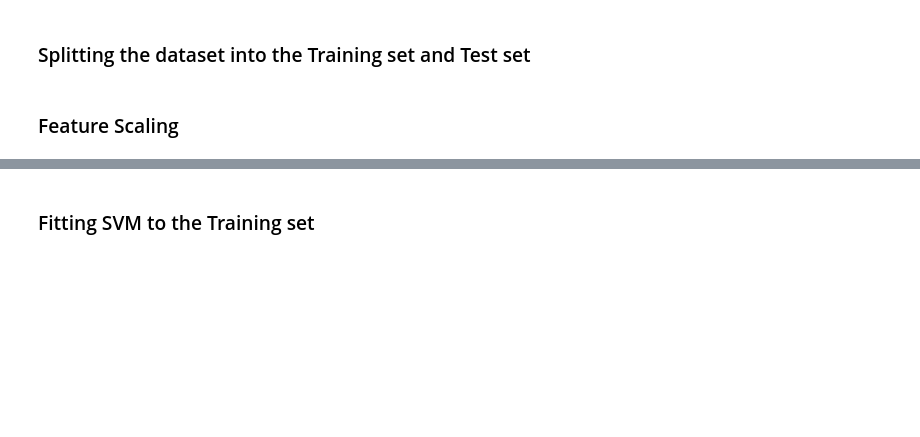
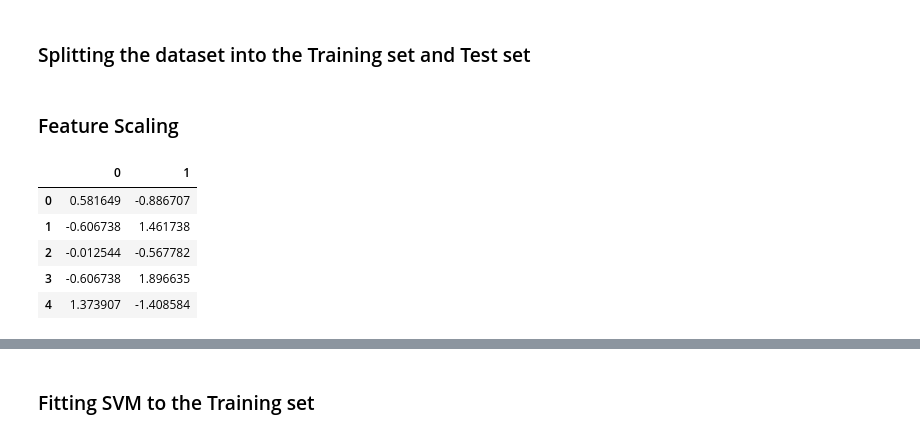
Before and after one commit to snowflakedong/107-1_Python_Project, a Jupyter notebook: Week_7/Class_Customers.ipynb, the cells around one changed output, grey strips where cells are left out. Saved outputs shown, nothing was run; the diff lists cells and outputs as text; code cells hidden in the pictures; blank space fills up the shorter version.

```diff
--- a/Week_7/Class_Customers.ipynb
+++ b/Week_7/Class_Customers.ipynb
@@ -48,5 +48,12 @@ X_train, X_test, y_train, y_test = train_test_split(X, y, test_size = 0.25, rand
 # %%
 from sklearn.preprocessing import StandardScaler
 sc = StandardScaler()
 X_train = sc.fit_transform(X_train)
-X_test = sc.transform(X_test)
+pd.DataFrame(X_train).head()
+# %% [output]
+|  | 0 | 1 |
+| 0 | 0.581649 | -0.886707 |
+| 1 | -0.606738 | 1.461738 |
+| 2 | -0.012544 | -0.567782 |
+| 3 | -0.606738 | 1.896635 |
+| 4 | 1.373907 | -1.408584 |
```
Also changed, not shown: parts of 4 cells of this notebook, 1 other file.
